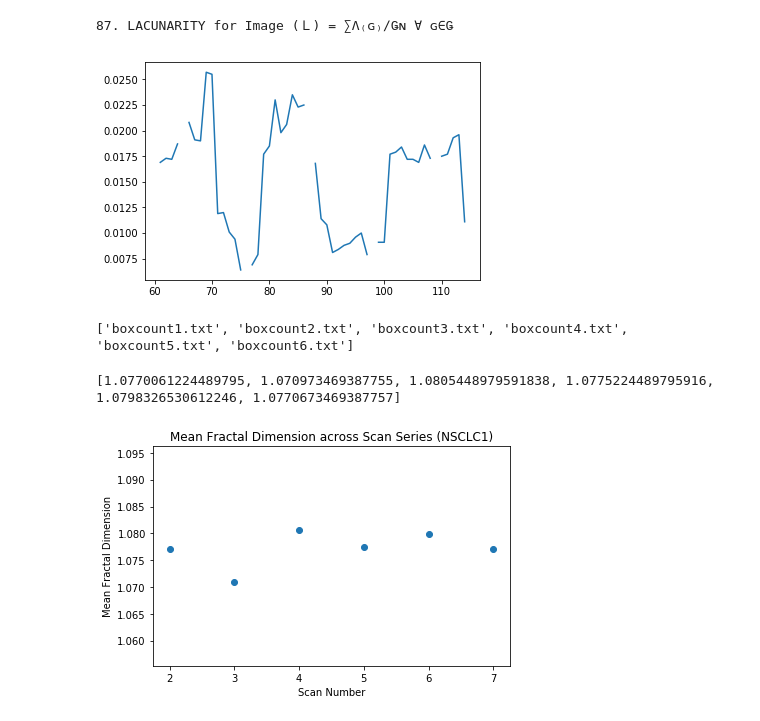
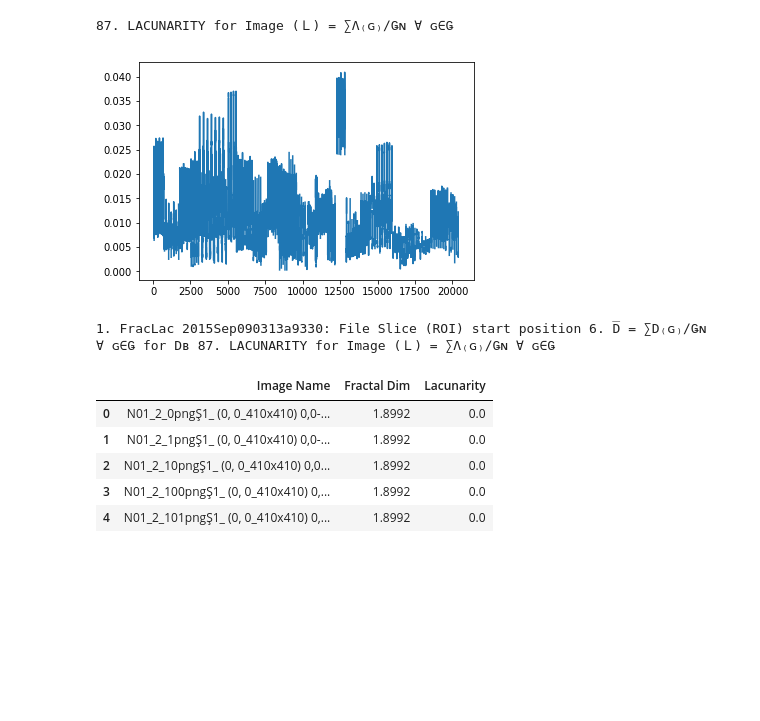
Before and after one commit to rwindsor1/Lung_Cancer_Shrinkage_vs_Erosion, a Jupyter notebook: python_scripts/FractalDimensionExperiment.ipynb, the cells around one changed output. Saved outputs shown, nothing was run; the diff lists cells and outputs as text; code cells hidden in the pictures; blank space fills up the shorter version.

```diff
--- a/python_scripts/FractalDimensionExperiment.ipynb
+++ b/python_scripts/FractalDimensionExperiment.ipynb
@@ -1,40 +1,30 @@
 # %%
 import pandas as pd
 import os
 import matplotlib.pyplot as plt
+import numpy as np
 %matplotlib inline
 
-df = pd.read_table("D:/fullTumourFractalInfo/NSCLC1_/NSCLC1__registered_OARsfullscan2/boxcount1.txt")
+df = pd.read_table("D:/fractal-info/real_data_fractal_info.txt")
 print(df.columns[86])
 mode = df[df.columns[87]].mode()[0]
 #df.where(df[df.columns[87]]>mode)[df.columns[5]].plot()
 df[df.columns[87]].plot()
 plt.show()
+
+print(df.columns[0],df.columns[5],df.columns[86])
+small_df = pd.DataFrame()
+small_df["Image Name"] = df[df.columns[0]]
+small_df["Fractal Dim"] = df[df.columns[5]]
+small_df["Lacunarity"] = df[df.columns[86]]
+small_df.head()
 # %% [output]
 87. LACUNARITY for Image (Ｌ) = ∑Λ₍ɢ₎∕Ǥɴ ∀ ɢ∈Ǥ
-[figure, old version]
+[figure, new version]
+1. FracLac 2015Sep090313a9330: File Slice (ROI) start position 6. D̅ = ∑D₍ɢ₎∕Ǥɴ ∀ ɢ∈Ǥ for Dʙ 87. LACUNARITY for Image (Ｌ) = ∑Λ₍ɢ₎∕Ǥɴ ∀ ɢ∈Ǥ
+|  | Image Name | Fractal Dim | Lacunarity |
+| 0 | N01_2_0pngŞ1_ (0, 0_410x410) 0,0-... | 1.8992 | 0.0 |
+| 1 | N01_2_1pngŞ1_ (0, 0_410x410) 0,0-... | 1.8992 | 0.0 |
+| 2 | N01_2_10pngŞ1_ (0, 0_410x410) 0,0... | 1.8992 | 0.0 |
+| 3 | N01_2_100pngŞ1_ (0, 0_410x410) 0,... | 1.8992 | 0.0 |
+| 4 | N01_2_101pngŞ1_ (0, 0_410x410) 0,... | 1.8992 | 0.0 |
-# %%
-the_path = "D:/boxcountsTest"
-count_files = os.listdir(the_path)
-print(count_files)
-# %% [output]
-['boxcount1.txt', 'boxcount2.txt', 'boxcount3.txt', 'boxcount4.txt', 'boxcount5.txt', 'boxcount6.txt']
-# %%
-fig,ax = plt.subplots(1)
-array = []
-for file in count_files:
-    df = pd.read_table(os.path.join(the_path,file))
-    mode = df[df.columns[5]].mode()[0]
-    array.append(df.where(df[df.columns[5]] < mode)[df.columns[5]].mean())
-    #plt.savefig(os.path.join(the_path, file.replace("txt","png") ))
-print(array)
-plt.scatter([2,3,4,5,6,7],array)
-#ax.set_ylim([0.0154,0.0162])
-plt.xlabel("Scan Number")
-plt.ylabel("Mean Fractal Dimension")
-plt.title("Mean Fractal Dimension across Scan Series (NSCLC1)")
-plt.tight_layout()
-plt.savefig("D:/Interesting pictures/MeanFractalDimension.png")
-# %% [output]
-[1.0770061224489795, 1.070973469387755, 1.0805448979591838, 1.0775224489795916, 1.0798326530612246, 1.0770673469387757]
-[figure, removed]
```
Also changed, not shown: parts of 2 cells of this notebook, 6 other files.
